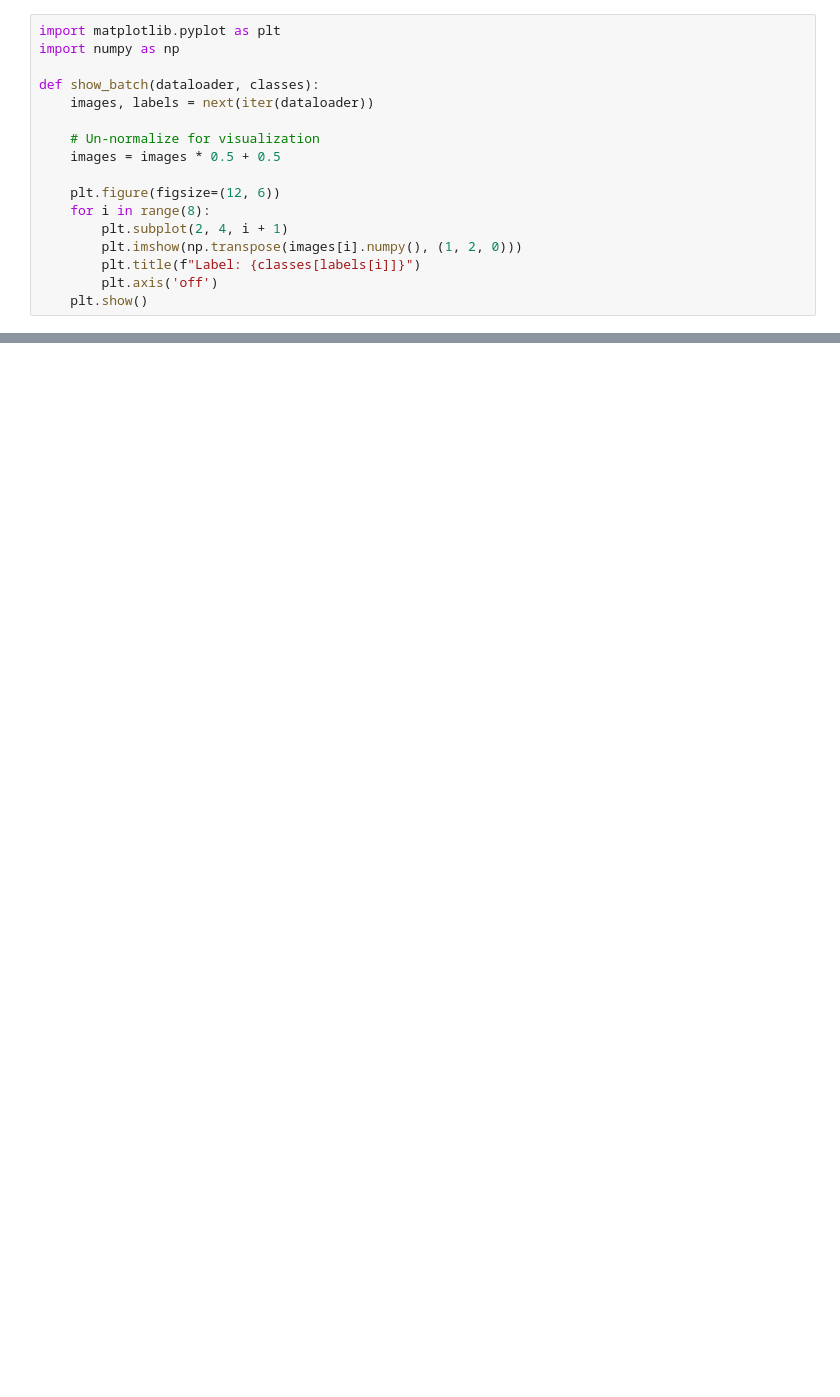
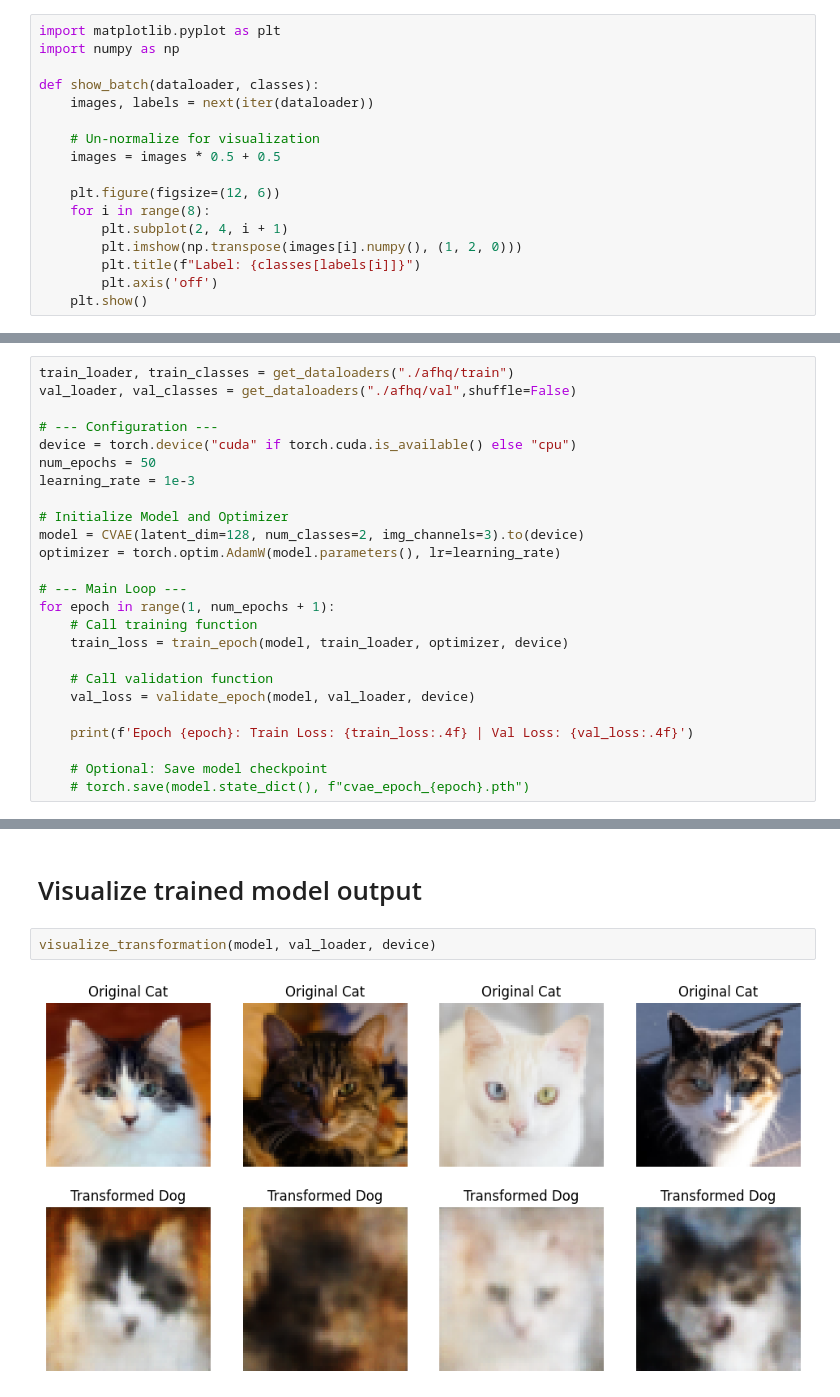
Before and after one commit to robertbejan/deepavance, a Jupyter notebook: miniproject.ipynb, the cells around one changed output, grey strips where cells are left out. Cells and saved outputs as stored; diff of their text form; blank space fills up the shorter version.

```diff
--- a/miniproject.ipynb
+++ b/miniproject.ipynb
@@ -162,0 +207,25 @@ show_batch(data_loader, class_names)
+# %%
+train_loader, train_classes = get_dataloaders("./afhq/train")
+val_loader, val_classes = get_dataloaders("./afhq/val",shuffle=False)
+
+# --- Configuration ---
+device = torch.device("cuda" if torch.cuda.is_available() else "cpu")
+num_epochs = 50
+learning_rate = 1e-3
+
+# Initialize Model and Optimizer
+model = CVAE(latent_dim=128, num_classes=2, img_channels=3).to(device)
+optimizer = torch.optim.AdamW(model.parameters(), lr=learning_rate)
+
+# --- Main Loop ---
+for epoch in range(1, num_epochs + 1):
+    # Call training function
+    train_loss = train_epoch(model, train_loader, optimizer, device)
+
+    # Call validation function
+    val_loss = validate_epoch(model, val_loader, device)
+
+    print(f'Epoch {epoch}: Train Loss: {train_loss:.4f} | Val Loss: {val_loss:.4f}')
+
+    # Optional: Save model checkpoint
+    # torch.save(model.state_dict(), f"cvae_epoch_{epoch}.pth")
@@ -162,0 +250,6 @@ show_batch(data_loader, class_names)
+# %% [markdown]
+# Visualize trained model output
+# %%
+visualize_transformation(model, val_loader, device)
+# %% [output]
+[figure, added]
```
Also changed, not shown: parts of 7 cells of this notebook, 1 other file.
